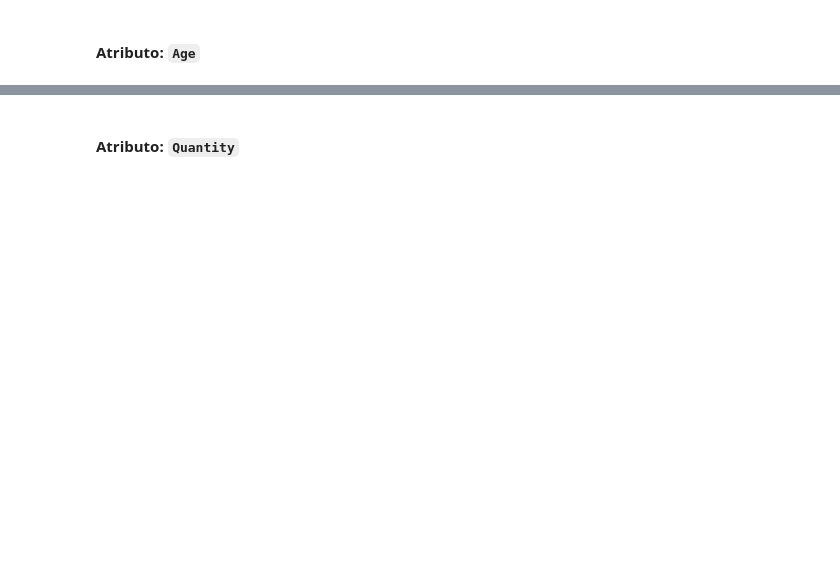
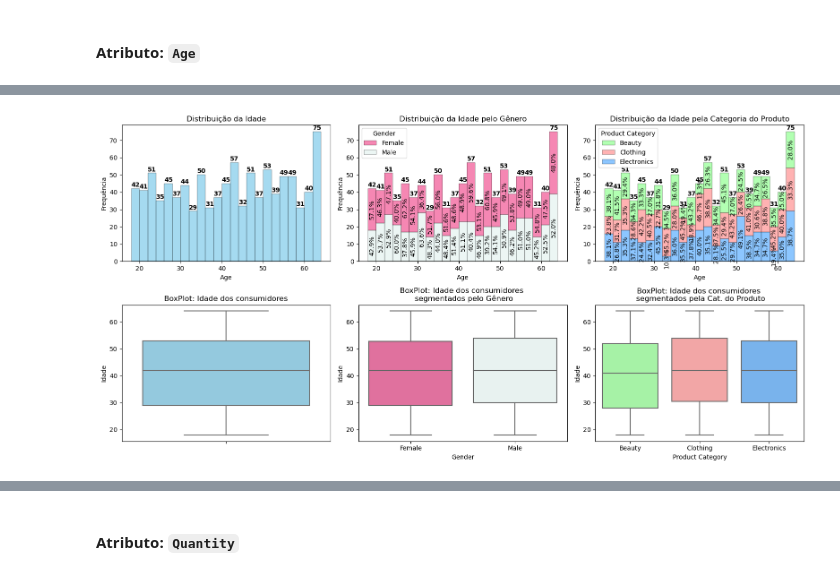
Before and after one commit to DevBrunoP/AED-Retail-Sales-Dataset, a Jupyter notebook: AED - Dados Varejo.ipynb, the cells around one changed output, grey strips where cells are left out. Drawn from its saved outputs; the diff is of its cells as text; code cells hidden in the pictures; blank space fills up the shorter version.

```diff
--- a/AED - Dados Varejo.ipynb
+++ b/AED - Dados Varejo.ipynb
@@ -402 +366,61 @@ plt.show()
+# %%
+# Criação dos Grids 1x3
+janela, graficos = plt.subplots(nrows=2, ncols=3, figsize=(16,8))
+
+# Gráfico 1
+#-----------
+binwidth_value = 2
+fontsize = 10
+
+# Criação do histograma
+histplot = sns.histplot(data=df, x='Age', binwidth=2, ax=graficos[0][0], edgecolor="black", linewidth=0.3, color='skyblue')
+
+cria_rotulos_barras(histrgrama=histplot, grid=graficos, posicao_grid=[0,0], fontsize=fontsize, binwidth_value=binwidth_value)
+
+rotula_intervalo_bins(column='Age', histrgrama=histplot, grid=graficos, posicao_grid=[0,0], fontsize=fontsize, binwidth_value=binwidth_value)
+
+graficos[0][0].set_title('Distribuição da Idade', fontsize=12)
+graficos[0][0].set_xlabel('Age', fontsize=10)
+graficos[0][0].set_ylabel('Frequência', fontsize=10)
+
+# 📌 Gráfico 2 (Frequência + Percentuais por Gender)
+histplot2 = sns.histplot(data=df, x='Age', hue='Gender', binwidth=2, multiple="stack", ax=graficos[0][1], edgecolor="black", linewidth=0.3, palette=palete_gender)
+
+cria_rotulos_barras(histrgrama=histplot, grid=graficos, posicao_grid=[0,1], fontsize=fontsize, binwidth_value=binwidth_value)
+
+rotula_percentual_segmentado_barras(histograma=histplot2, grid=graficos, posicao_grid=[0,1], fontsize=fontsize)
+
+graficos[0][1].set_title('Distribuição da Idade pelo Gênero', fontsize=12)
+graficos[0][1].set_xlabel('Age', fontsize=10)
+graficos[0][1].set_ylabel('Frequência', fontsize=10)
+
+# Criação do gráfico 3
+histplot3 = sns.histplot(data=df, x='Age', hue='Product Category', binwidth=2,  multiple="stack", ax=graficos[0][2], edgecolor="black", linewidth=0.3, palette=palette_product_category)
+
+cria_rotulos_barras(histrgrama=histplot, grid=graficos, posicao_grid=[0,2], fontsize=fontsize, binwidth_value=binwidth_value)
+
+rotula_percentual_segmentado_barras(histograma=histplot3, grid=graficos, posicao_grid=[0,2], fontsize=fontsize)
+
+graficos[0][2].set_title('Distribuição da Idade pela Categoria do Produto', fontsize=12)
+graficos[0][2].set_xlabel('Age', fontsize=10)
+graficos[0][2].set_ylabel('Frequência', fontsize=10)
+
+
+sns.boxplot(data=df, y='Age', x=None, color='skyblue', ax=graficos[1][0])
+graficos[1][0].set_title('BoxPlot: Idade dos consumidores', fontsize=12)
+graficos[1][0].set_ylabel('Idade', fontsize=10)
+
+sns.boxplot(data=df, y='Age', x='Gender', palette=palete_gender ,ax=graficos[1][1])
+graficos[1][1].set_title('BoxPlot: Idade dos consumidores \n segmentados pelo Gênero', fontsize=12)
+graficos[1][1].set_ylabel('Idade', fontsize=10)
+
+sns.boxplot(data=df, y='Age', x='Product Category', palette=palette_product_category, ax=graficos[1][2])
+graficos[1][2].set_title('BoxPlot: Idade dos consumidores \n segmentados pela Cat. do Produto', fontsize=12)
+graficos[1][2].set_ylabel('Idade', fontsize=10)
+
+# Exibir os gráficos
+plt.tight_layout()
+plt.show()
+# %% [output]
+[figure, added]
 # %%
```
Also changed, not shown: parts of 28 cells of this notebook.
